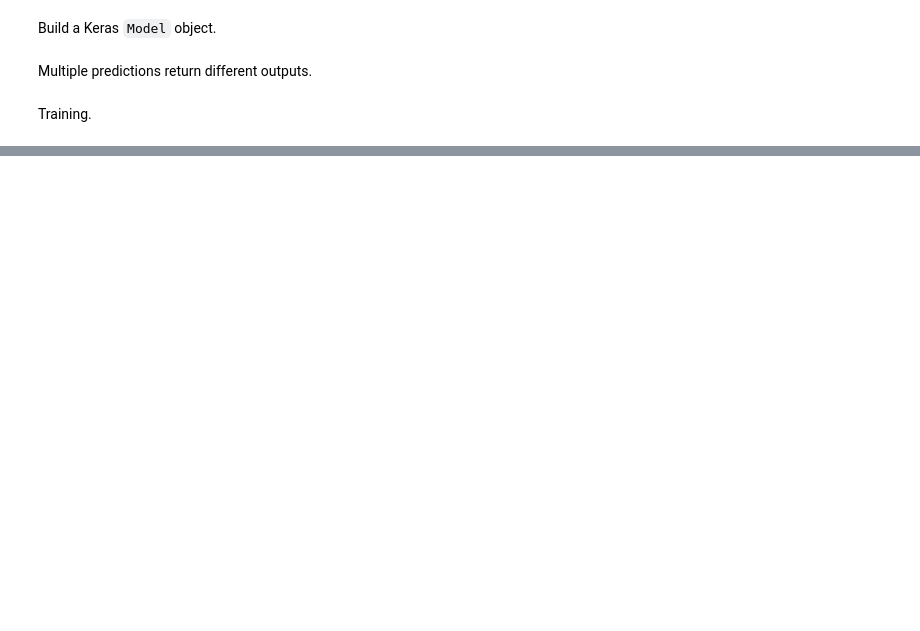
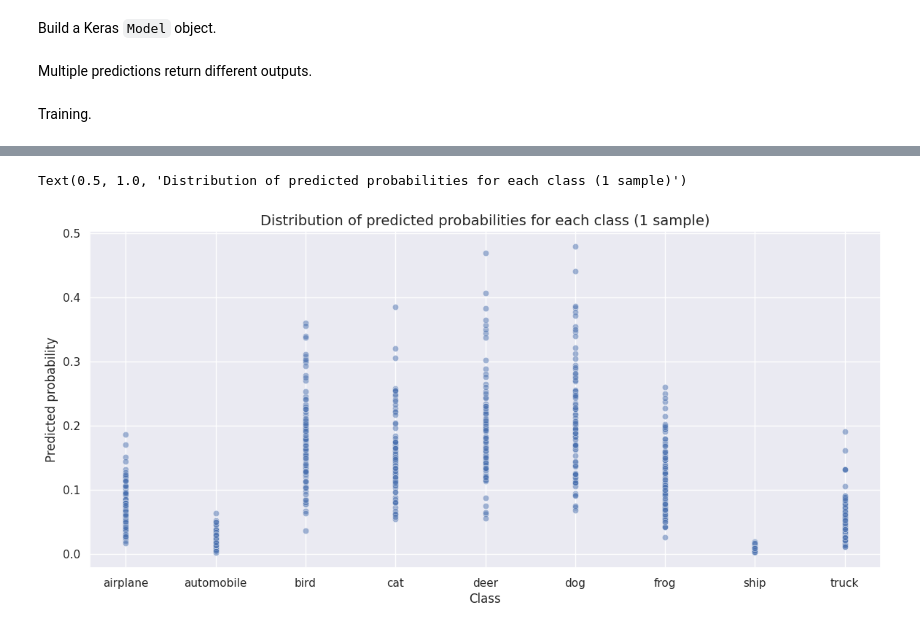
Before and after one commit to emanuele-moscato/bayesian-explorations, a Jupyter notebook: notebooks/bayesian_cnn.ipynb, the cells around one changed output, grey strips where cells are left out. Drawn from its saved outputs; the diff is of its cells as text; code cells hidden in the pictures; blank space fills up the shorter version.

```diff
--- a/notebooks/bayesian_cnn.ipynb
+++ b/notebooks/bayesian_cnn.ipynb
@@ -418,0 +539,17 @@ plt.legend()
+# %%
+# Indices of the test samples beloging to the
+# classes the model has been trained on.
+test_known_class_indices = tf.where(tf.math.argmax(y_test, axis=-1) != 9)[:, 0]
+
+x_sample = x_test[test_known_class_indices[0]:+1, ...]
+y_sample = y_test[test_known_class_indices[0], ...]
+
+# Generate `n_pred` predictions for a single sample.
+n_pred = 100
+
+pred = []
+
+for _ in range(n_pred):
+    pred.append(bayesian_cnn_model(x_sample))
+
+pred = tf.concat(pred, axis=0)
@@ -418,0 +568,24 @@ plt.legend()
+# %%
+# Plot the distribution of predicted probabilities
+# for each class.
+fig = plt.figure(figsize=(14, 6))
+
+for class_index in range(pred.shape[1]):
+    sns.scatterplot(
+        x=[class_index] * pred.shape[0],
+        y=pred[:, class_index],
+        alpha=.5,
+        color=sns.color_palette()[0]
+    )
+
+plt.xticks(
+    ticks=range(pred.shape[1]),
+    labels=[class_labels[k] for k in sorted(class_labels.keys()) if k != 7]
+)
+
+plt.xlabel('Class')
+plt.ylabel('Predicted probability')
+plt.title('Distribution of predicted probabilities for each class (1 sample)', fontsize=14)
+# %% [output]
+Text(0.5, 1.0, 'Distribution of predicted probabilities for each class (1 sample)')
+[figure, added]
```
Also changed, not shown: parts of 18 cells of this notebook.
